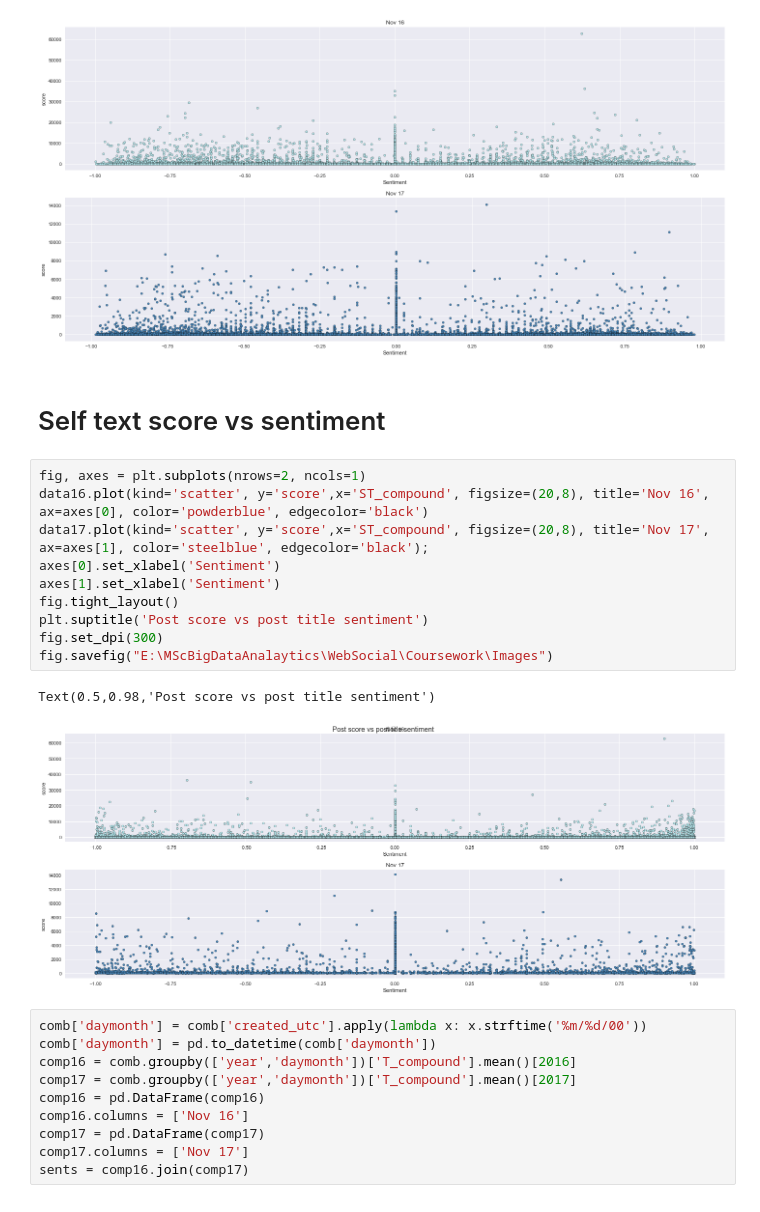
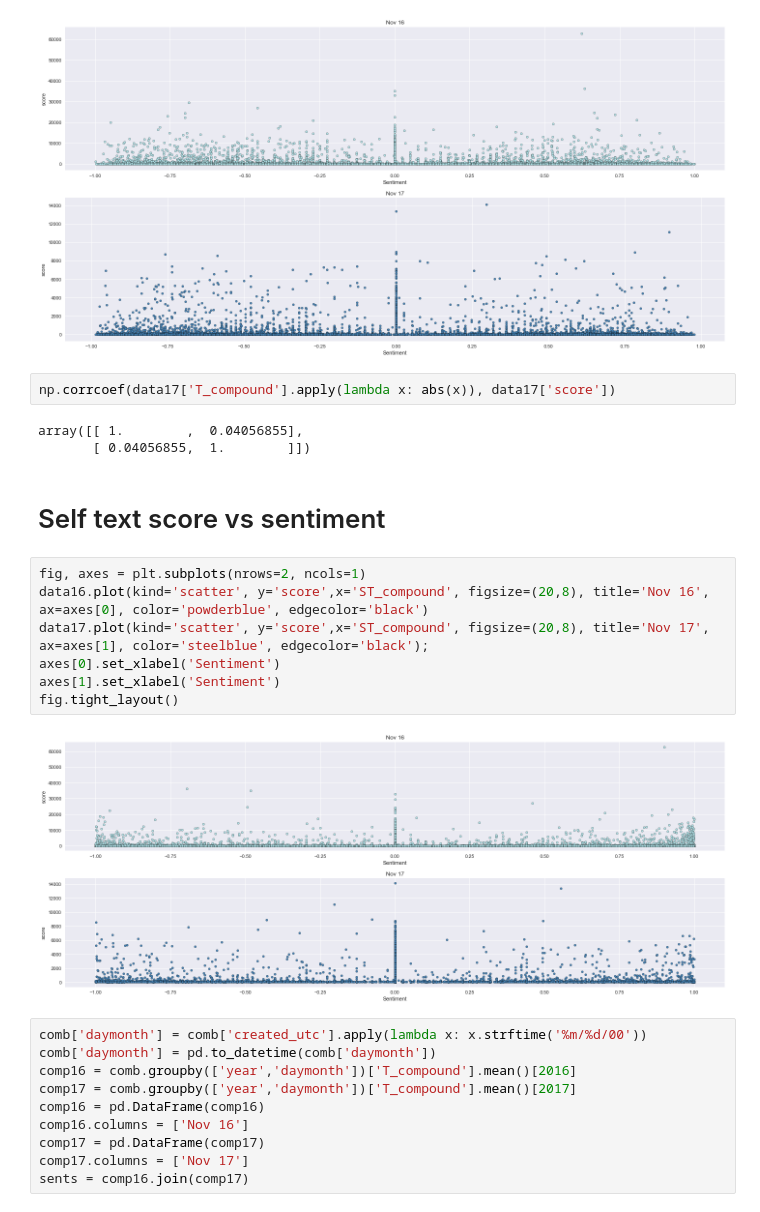
Before and after one commit to James-Brooke/ML_Projects, a Jupyter notebook: The_Donald Subreddit.ipynb, the cells around one changed output. Cells and saved outputs as stored; diff of their text form.

```diff
--- a/The_Donald Subreddit.ipynb
+++ b/The_Donald Subreddit.ipynb
@@ -291,21 +292,22 @@ axes[1].set_xlabel('Sentiment')
 fig.tight_layout()
 # %% [output]
 [figure]
+# %%
+np.corrcoef(data17['T_compound'].apply(lambda x: abs(x)), data17['score'])
+# %% [output]
+array([[ 1.        ,  0.04056855],
+       [ 0.04056855,  1.        ]])
 # %% [markdown]
 # Self text score vs sentiment
 # %%
 fig, axes = plt.subplots(nrows=2, ncols=1)
 data16.plot(kind='scatter', y='score',x='ST_compound', figsize=(20,8), title='Nov 16', ax=axes[0], color='powderblue', edgecolor='black')
 data17.plot(kind='scatter', y='score',x='ST_compound', figsize=(20,8), title='Nov 17', ax=axes[1], color='steelblue', edgecolor='black');
 axes[0].set_xlabel('Sentiment')
 axes[1].set_xlabel('Sentiment')
 fig.tight_layout()
-plt.suptitle('Post score vs post title sentiment')
-fig.set_dpi(300)
-fig.savefig("E:\MScBigDataAnalaytics\WebSocial\Coursework\Images")
 # %% [output]
-Text(0.5,0.98,'Post score vs post title sentiment')
-[figure, old version]
+[figure, new version]
 # %%
 comb['daymonth'] = comb['created_utc'].apply(lambda x: x.strftime('%m/%d/00'))
 comb['daymonth'] = pd.to_datetime(comb['daymonth'])
```
Also changed, not shown: parts of 1 cell of this notebook.
